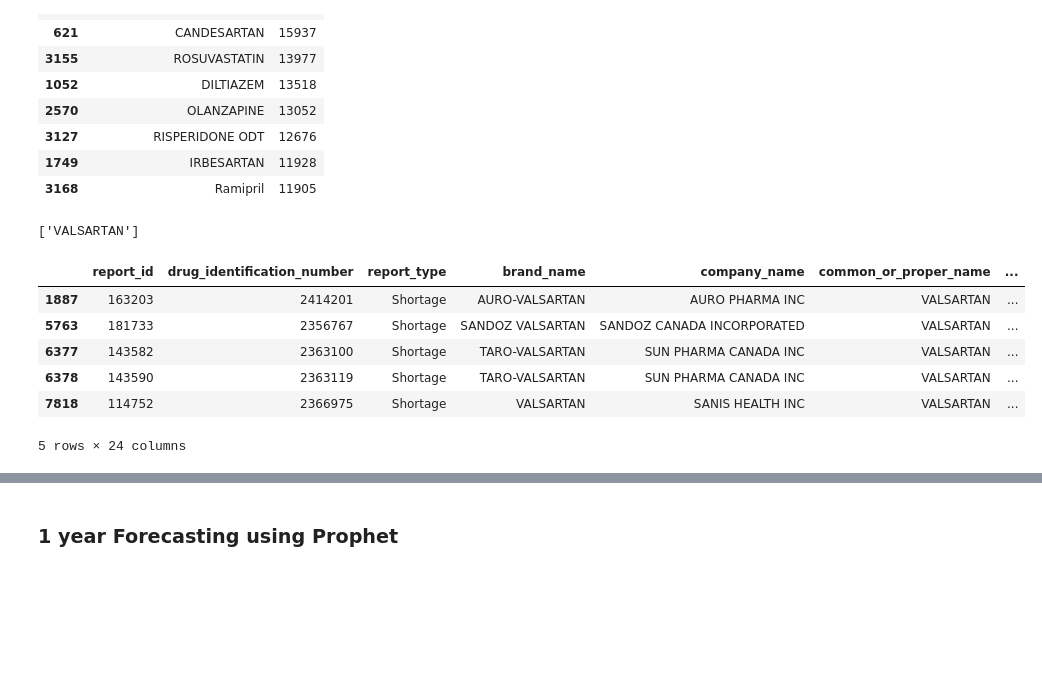
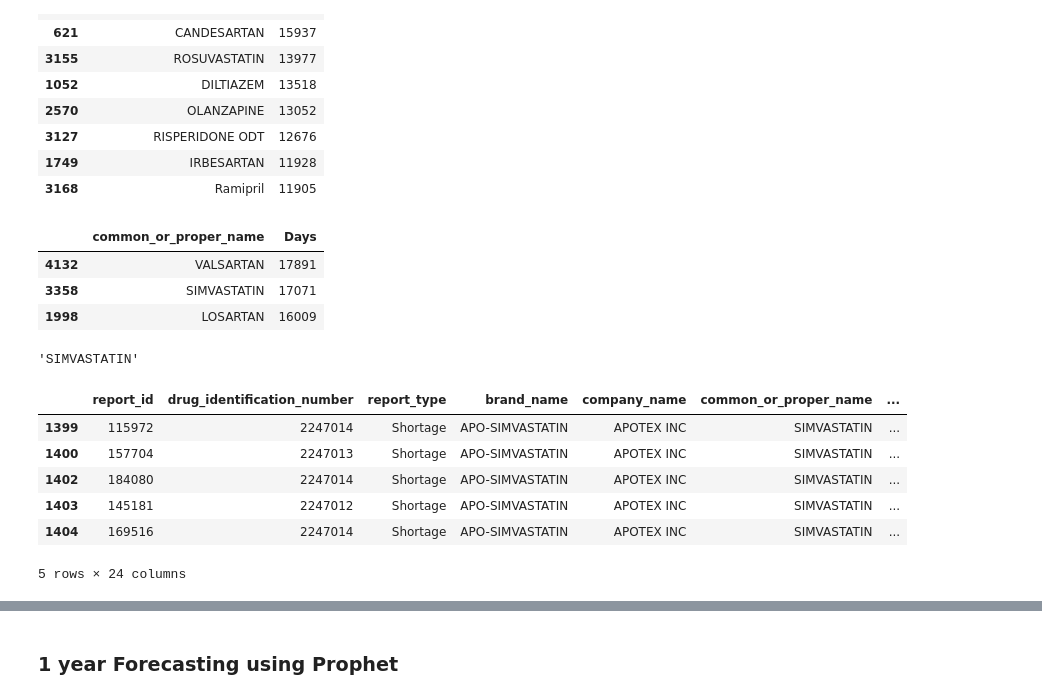
Before and after one commit to nehad2909/drug-product-database-health-canada, a Jupyter notebook: Scripts/Predict_most_unavailb.ipynb, the cells around one changed output, grey strips where cells are left out. Cells and saved outputs as stored; diff of their text form; code cells hidden in the pictures; blank space fills up the shorter version.

```diff
--- a/Scripts/Predict_most_unavailb.ipynb
+++ b/Scripts/Predict_most_unavailb.ipynb
@@ -110,23 +110,29 @@ df2
 | 3168 | Ramipril | 11905 |
 # %%
 # store the very first on the list with more # of days
-df2=df.groupby(["common_or_proper_name"])["Days2"].sum().reset_index(name="Days").sort_values(by="Days",ascending=False).head(1)
+df2=df.groupby(["common_or_proper_name"])["Days2"].sum().reset_index(name="Days").sort_values(by="Days",ascending=False).head(5)
+df2
+# %% [output]
+|  | common_or_proper_name | Days |
+| 4132 | VALSARTAN | 17891 |
+| 3358 | SIMVASTATIN | 17071 |
+| 1998 | LOSARTAN | 16009 |
 # %%
-list_a= df2['common_or_proper_name'].unique().tolist()
-# list_a=list_a[-1]
+list_a= df2['common_or_proper_name'].tolist()
+list_a=list_a[1]
 list_a
 # %% [output]
-['VALSARTAN']
+'SIMVASTATIN'
 # %%
-df= df[df['common_or_proper_name'].isin(list_a)]
+df = df[df.common_or_proper_name==list_a]
 df.head()
 # %% [output]
 |  | report_id | drug_identification_number | report_type | brand_name | company_name | common_or_proper_name | ... |
-| 1887 | 163203 | 2414201 | Shortage | AURO-VALSARTAN | AURO PHARMA INC | VALSARTAN | ... |
-| 5763 | 181733 | 2356767 | Shortage | SANDOZ VALSARTAN | SANDOZ CANADA INCORPORATED | VALSARTAN | ... |
-| 6377 | 143582 | 2363100 | Shortage | TARO-VALSARTAN | SUN PHARMA CANADA INC | VALSARTAN | ... |
-| 6378 | 143590 | 2363119 | Shortage | TARO-VALSARTAN | SUN PHARMA CANADA INC | VALSARTAN | ... |
-| 7818 | 114752 | 2366975 | Shortage | VALSARTAN | SANIS HEALTH INC | VALSARTAN | ... |
+| 1399 | 115972 | 2247014 | Shortage | APO-SIMVASTATIN | APOTEX INC | SIMVASTATIN | ... |
+| 1400 | 157704 | 2247013 | Shortage | APO-SIMVASTATIN | APOTEX INC | SIMVASTATIN | ... |
+| 1402 | 184080 | 2247014 | Shortage | APO-SIMVASTATIN | APOTEX INC | SIMVASTATIN | ... |
+| 1403 | 145181 | 2247012 | Shortage | APO-SIMVASTATIN | APOTEX INC | SIMVASTATIN | ... |
+| 1404 | 169516 | 2247014 | Shortage | APO-SIMVASTATIN | APOTEX INC | SIMVASTATIN | ... |
 5 rows × 24 columns
 # %%
 df.hist(column='Days2')
```
Also changed, not shown: parts of 14 cells of this notebook.
